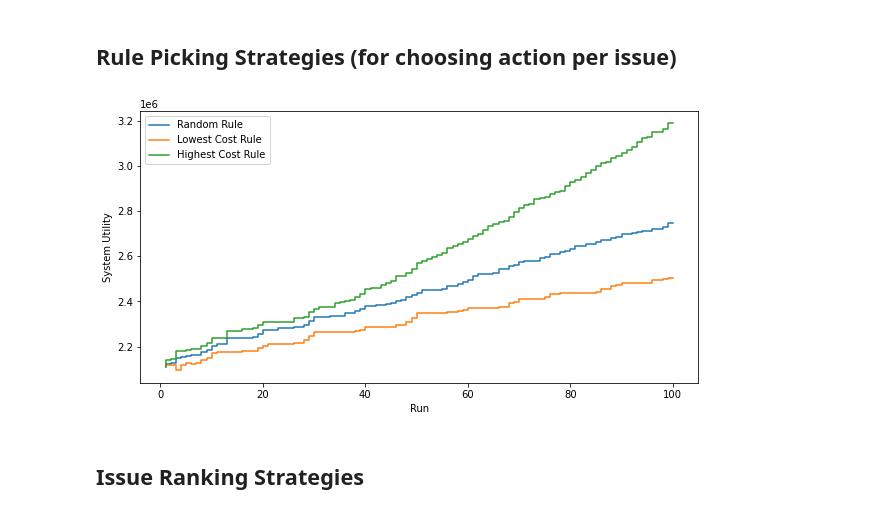
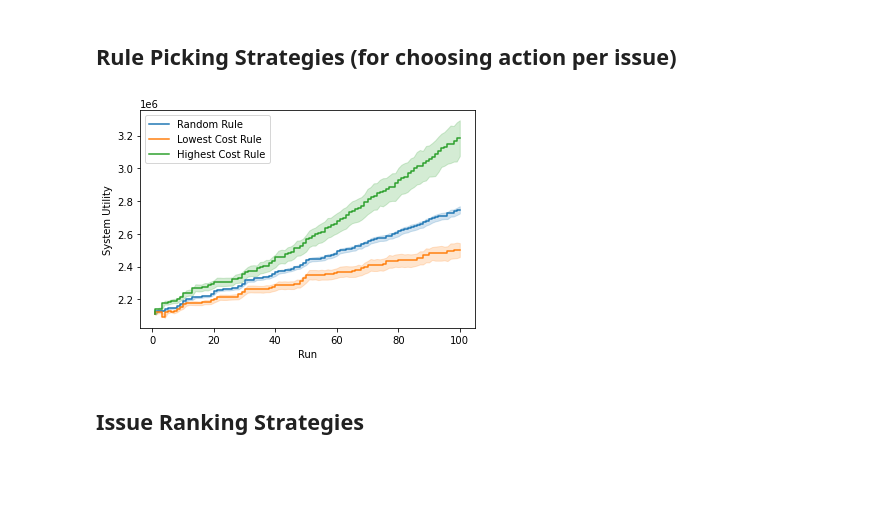
Before and after one commit to Phimanu/MachineLearningControl, a Jupyter notebook: mrubis_controller/performance_plots.ipynb, the cells around one changed output. Cells and saved outputs as stored; diff of their text form; code cells hidden in the pictures; blank space fills up the shorter version.

Commit message:
Read multiple random runs

```diff
--- a/mrubis_controller/performance_plots.ipynb
+++ b/mrubis_controller/performance_plots.ipynb
@@ -19,17 +18,21 @@ random_cost_df = pd.read_csv(controller_output / '100_runs_random_utility.csv')
+# %%
+random_cost_dfs = []
+for random_run in controller_output.glob('100_runs_random_utility*.csv'):
+    random_cost_dfs.append(pd.read_csv(random_run))
 # %%
 for df in [lowest_cost_df, highest_cost_df, random_cost_df]:
     df.loc[~df['predicted_optimal_utility'].isna(), 'rule_costs'] = df.loc[~df['predicted_optimal_utility'].isna(), 'rule_costs'].apply(literal_eval)
 # %% [markdown]
 ## Rule Picking Strategies (for choosing action per issue)
 # %%
-fig, ax = plt.subplots(figsize=(10,5))
-sns.lineplot(x='run', y='system_utility', data=random_cost_df, ax=ax, ci=None, drawstyle='steps', label='Random Rule')
-sns.lineplot(x='run', y='system_utility', data=lowest_cost_df, ax=ax, ci=None, drawstyle='steps', label='Lowest Cost Rule')
-sns.lineplot(x='run', y='system_utility', data=highest_cost_df, ax=ax, ci=None, drawstyle='steps', label='Highest Cost Rule')
+fig, ax = plt.subplots()#figsize=(10,5))
+sns.lineplot(x='run', y='system_utility', data=pd.concat(random_cost_dfs), ci=95, drawstyle='steps', label='Random Rule')
+sns.lineplot(x='run', y='system_utility', data=lowest_cost_df, ax=ax, ci=95, drawstyle='steps', label='Lowest Cost Rule')
+sns.lineplot(x='run', y='system_utility', data=highest_cost_df, ax=ax, ci=95, drawstyle='steps', label='Highest Cost Rule')
 ax.set(xlabel='Run', ylabel='System Utility');
 fig.savefig(controller_output / 'sys_util_over_runs_rule_choice.png', dpi=300)
 # %% [output]
-[figure, old version]
+[figure, new version]
 # %% [markdown]
 ## Issue Ranking Strategies
 # %%
```
Also changed, not shown: parts of 11 cells of this notebook.
